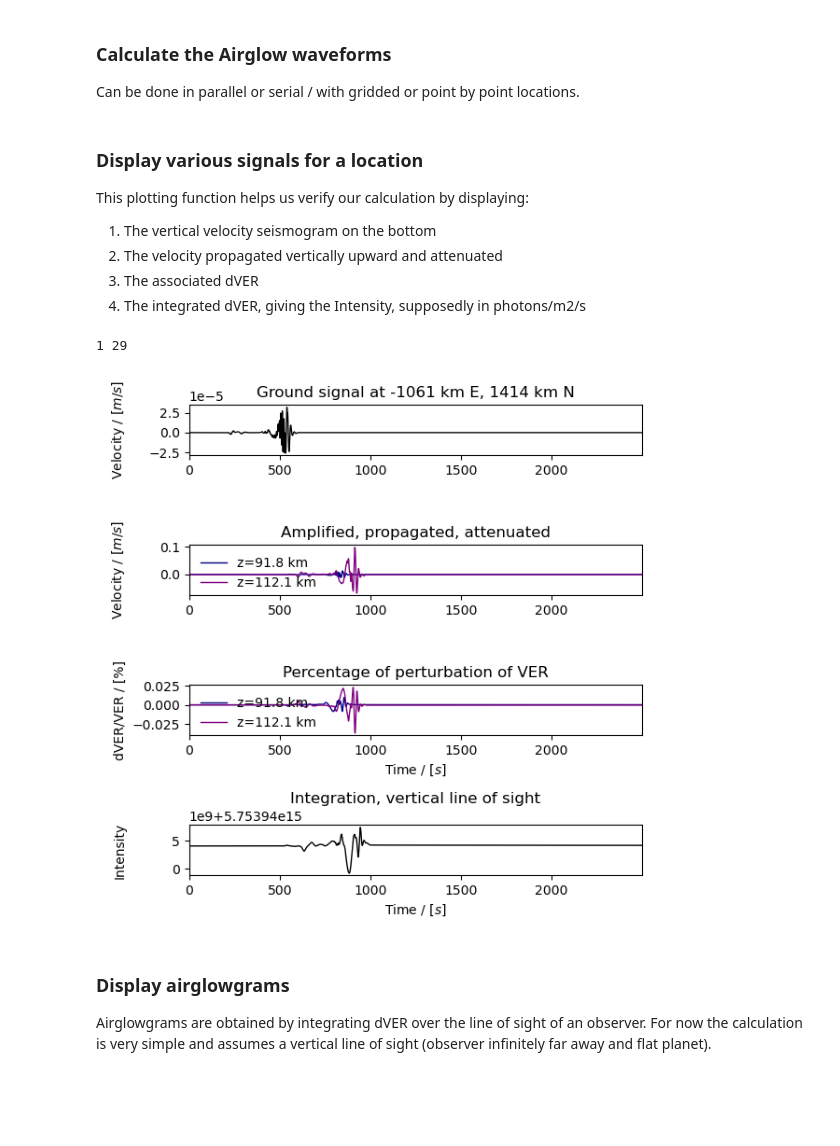
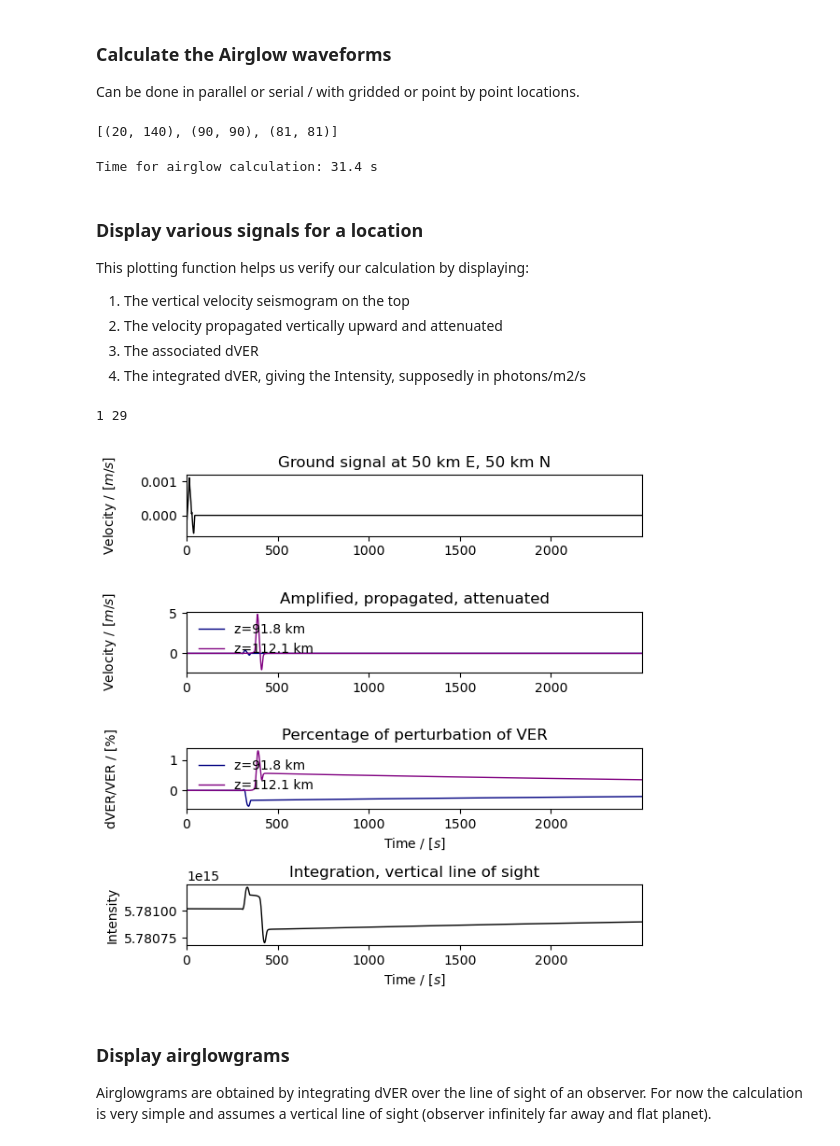
Before and after one commit to QuentinBrissaud/airglow_model, a Jupyter notebook: Test_method.ipynb, the cells around one changed output. Cells and saved outputs as stored; diff of their text form; code cells hidden in the pictures; blank space fills up the shorter version.

Commit message:
Improved grid simulation

```diff
--- a/Test_method.ipynb
+++ b/Test_method.ipynb
@@ -18,40 +18,46 @@ To obtain airglow waveform, we must first generate the surface excitation. This
 # %%
 reload(ar)
 ### OPTION 1: Create a synthetic at point locations
-gridded = False
-ns, es = 2000e3, 2000e3
-depths = 15.e3
+gridded      = False
+ns, es       = 2000e3, 2000e3
+depths       = 15.e3
 north_shifts = np.array([ns, ns/2, ns/3])
-east_shifts = np.array([es, es/2, ns/3])
+east_shifts  = np.array([es, es/2, ns/3])
 
 ### OPTION 2: Create synthetics on a dense grid:
-gridded = True
-delta_dist = 50e3
-min_dist = 500e3
-max_dist = 4000e3
-north_shifts = np.arange(-max_dist, max_dist, delta_dist)/np.sqrt(2)
-east_shifts = np.arange(-max_dist, max_dist, delta_dist)/np.sqrt(2)
-
+gridded       = True
+delta_dist    = 50e3
+min_grid_dist = 0e3
+max_grid_dist = 4000e3 # 4000e3
+north_shifts  = np.arange(-max_grid_dist, max_grid_dist, delta_dist)
+east_shifts   = np.arange(-max_grid_dist, max_grid_dist, delta_dist)
 
 print(east_shifts.size * north_shifts.size)
 
 ### Option for Pyrocko
 opt_synthetics = dict(
+    ### Options for source
     mw = 6.5,
     depth = depths,
     strike = 0.,
     dip = 45.,
     rake = 45.,
-    min_dist = min_dist,
-    store_id = 'GF_venus_Cold100_qssp',
-    #store_id = 'GF_venus_Cold100_qssp_grid',
-    north_shifts = north_shifts,
-    east_shifts = east_shifts,
-    base_folder='/projects/restricted/infrasound/data/infrasound/2023_Venus_inversion/',
     #stf_type = None,
     stf_type = 'triangle',
     #stf_type = 'sinus',
     effective_duration = 25.,
+    ###
+    ### Options for store
+    base_folder='/projects/restricted/infrasound/data/infrasound/2023_Venus_inversion/',
+    ### Old option, single store
+    #store_id = 'GF_venus_Cold100_qssp',
+    #store_id = 'GF_venus_Cold100_qssp_grid',
+    ### Give store names, and min and max valid distance
+    store_ids_dists = [('GF_venus_Cold100_qssp',50e3,8000e3),('GF_venus_Cold100_qssp_nearfield',0e3,50e3)],
+    ###
+    ### Options for grid
+    north_shifts = north_shifts,
+    east_shifts = east_shifts,
     gridded=gridded
 )
 
@@ -99,25 +110,34 @@ else:
     list_inorth, list_ieast = AIRGLOW.iNN, AIRGLOW.iEE
 
 ### Define the location at which we want to save high-resolution waveforms:
-e_save, n_save = 120, 50
-loc_save = [(e_save, n_save)]
+e_save, n_save = 3000e3, -3000e3
+loc_save_en = [(e_save, n_save), (500e3,500e3), (50e3,50e3)]
+### Calculate the 1.27 micrometer airglow
+AIRGLOW.calculate_1_27_airglow(list_inorth, list_ieast, loc_save_EN = loc_save_en, do_parallel=True)
 
+### Can also eventually give a list of indices
+#ie_save, in_save = (70,50)
+#loc_save_idx = [(ie_save, in_save), (50,50)]
 ### Calculate the 1.27 micrometer airglow
-AIRGLOW.calculate_1_27_airglow(list_inorth, list_ieast, loc_save = loc_save)
+#AIRGLOW.calculate_1_27_airglow(list_inorth, list_ieast, loc_save_idx = loc_save_idx, do_parallel=True)
+# %% [output]
+[(20, 140), (90, 90), (81, 81)]
+Time for airglow calculation: 31.4 s
 # %% [markdown]
 ### Display various signals for a location
 This plotting function helps us verify our calculation by displaying:
 
-1. The vertical velocity seismogram on the bottom
+1. The vertical velocity seismogram on the top
 2. The velocity propagated vertically upward and attenuated
 3. The associated dVER
 4. The integrated dVER, giving the Intensity, supposedly in photons/m2/s
 # %%
 reload(ar)
-AIRGLOW.plot_nightglow_traces(e_save, n_save)
+e_save, n_save = 50e3, 50e3
+AIRGLOW.plot_nightglow_traces(loc_plot=[e_save, n_save])
 # %% [output]
 1 29
-[figure, old version]
+[figure, new version]
 # %% [markdown]
 ### Display airglowgrams
 Airglowgrams are obtained by integrating dVER over the line of sight of an observer.
```
Also changed, not shown: parts of 4 cells of this notebook, 2 other files.
